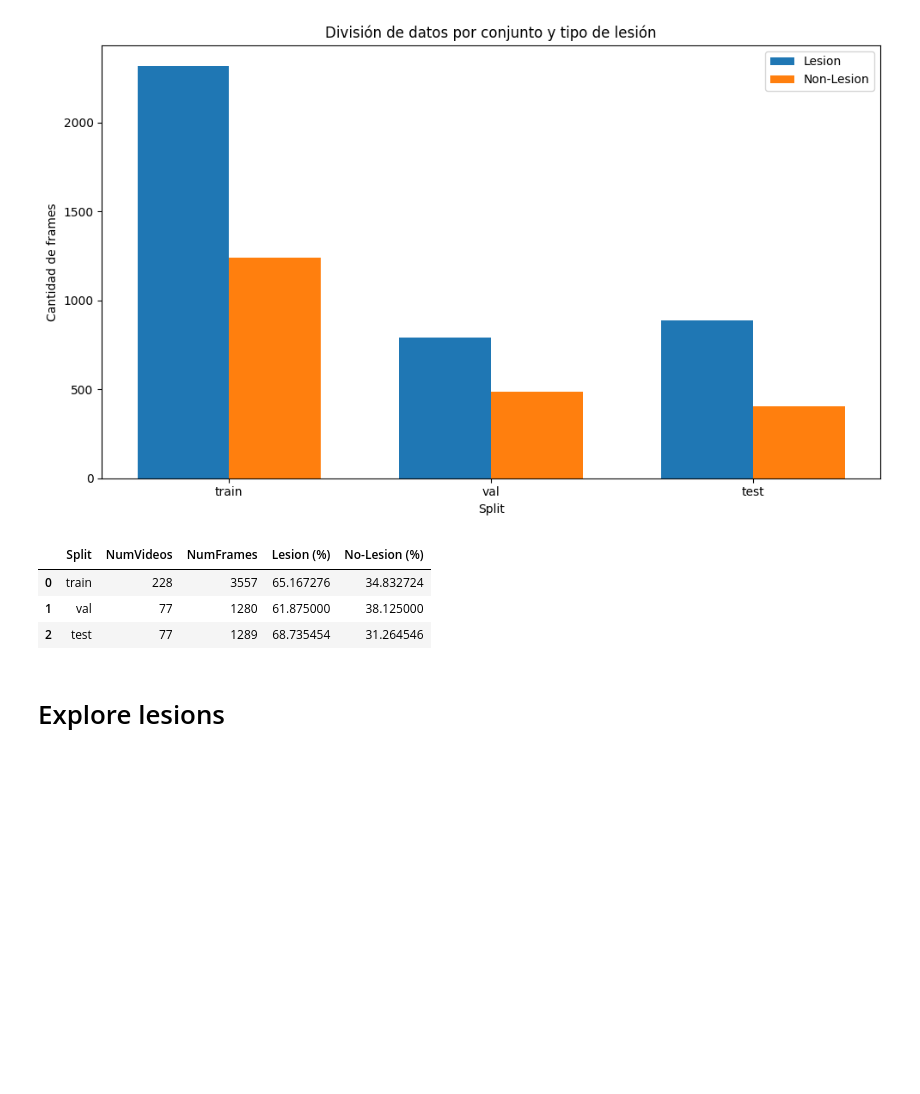
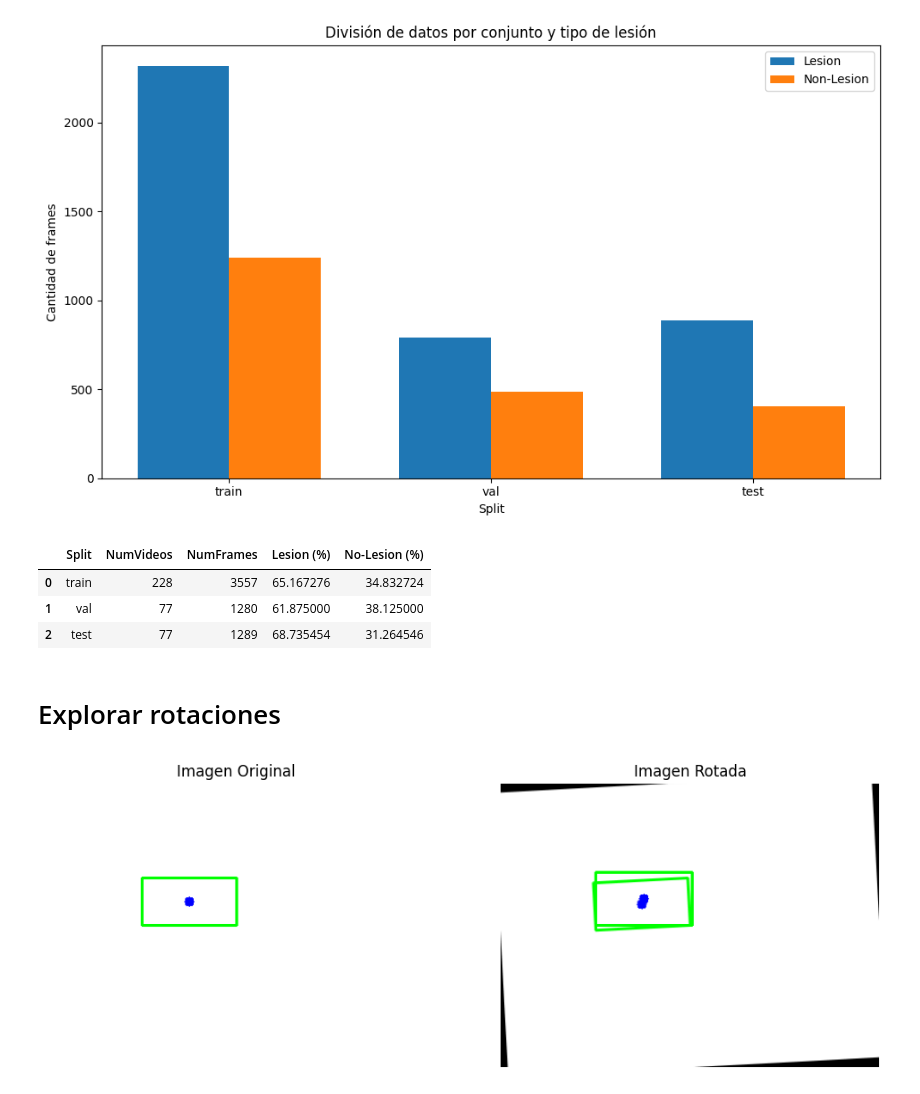
Before and after one commit to MarioPasc/Atheroesclerosis_Detection, a Jupyter notebook: jupyter_notebooks/explore_dataset.ipynb, the cells around one changed output. Saved outputs shown, nothing was run; the diff lists cells and outputs as text; code cells hidden in the pictures; blank space fills up the shorter version.

```diff
--- a/jupyter_notebooks/explore_dataset.ipynb
+++ b/jupyter_notebooks/explore_dataset.ipynb
@@ -371,5 +372,73 @@ summary_df
 | 0 | train | 228 | 3557 | 65.167276 | 34.832724 |
 | 1 | val | 77 | 1280 | 61.875000 | 38.125000 |
 | 2 | test | 77 | 1289 | 68.735454 | 31.264546 |
-# %% [markdown]
-# Explore lesions
+# %% [markdown]
+# Explorar rotaciones
+# %%
+import numpy as np
+import cv2
+import matplotlib.pyplot as plt
+
+def rotate_point(x, y, cx, cy, angle):
+    theta = np.radians(angle)
+    rotation_matrix = np.array([
+        [np.cos(theta), -np.sin(theta)],
+        [np.sin(theta), np.cos(theta)]
+    ])
+    translated_point = np.array([x - cx, y - cy])
+    rotated_point = rotation_matrix.dot(translated_point)
+    new_x, new_y = rotated_point + np.array([cx, cy])
+    return int(new_x), int(new_y)
+
+def rotate_bounding_box(x, y, width, height, image_width, image_height, angle):
+    corners = [
+        (x, y),
+        (x + width, y),
+        (x, y + height),
+        (x + width, y + height)
+    ]
+    cx, cy = image_width // 2, image_height // 2
+    rotated_corners = [rotate_point(x, y, cx, cy, angle) for x, y in corners]
+    new_x_min = min(rotated_corners, key=lambda p: p[0])[0]
+    new_x_max = max(rotated_corners, key=lambda p: p[0])[0]
+    new_y_min = min(rotated_corners, key=lambda p: p[1])[1]
+    new_y_max = max(rotated_corners, key=lambda p: p[1])[1]
+    new_x = new_x_min
+    new_y = new_y_min
+    new_width = new_x_max - new_x_min
+    new_height = new_y_max - new_y_min
+    return new_x, new_y, new_width, new_height
+
+# Crear una imagen de ejemplo
+image_width, image_height = 400, 300
+image = np.ones((image_height, image_width, 3), dtype=np.uint8) * 255
+
+# Definir una bounding box y un punto dentro de ella
+x, y, width, height = 100, 100, 100, 50
+point_x, point_y = x + 50, y + 25
+cv2.rectangle(image, (x, y), (x + width, y + height), (0, 255, 0), 2)
+cv2.circle(image, (point_x, point_y), 5, (255, 0, 0), -1)
+
+# Rotar la imagen
+angle = 3
+center = (image_width // 2, image_height // 2)
+rotation_matrix = cv2.getRotationMatrix2D(center, angle, 1.0)
+rotated_image = cv2.warpAffine(image, rotation_matrix, (image_width, image_height))
+
+# Calcular la nueva bounding box
+new_x, new_y, new_width, new_height = rotate_bounding_box(x, y, width, height, image_width, image_height, angle)
+cv2.rectangle(rotated_image, (new_x, new_y), (new_x + new_width, new_y + new_height), (0, 255, 0), 2)
+rotated_point_x, rotated_point_y = rotate_point(point_x, point_y, center[0], center[1], angle)
+cv2.circle(rotated_image, (rotated_point_x, rotated_point_y), 5, (255, 0, 0), -1)
+
+# Mostrar las imágenes antes y después de la rotación
+fig, axes = plt.subplots(1, 2, figsize=(12, 6))
+axes[0].imshow(cv2.cvtColor(image, cv2.COLOR_BGR2RGB))
+axes[0].set_title("Imagen Original")
+axes[0].axis("off")
+axes[1].imshow(cv2.cvtColor(rotated_image, cv2.COLOR_BGR2RGB))
+axes[1].set_title("Imagen Rotada")
+axes[1].axis("off")
+plt.show()
+# %% [output]
+[figure, added]
```
Also changed, not shown: parts of 3 cells of this notebook, 9 other files.
